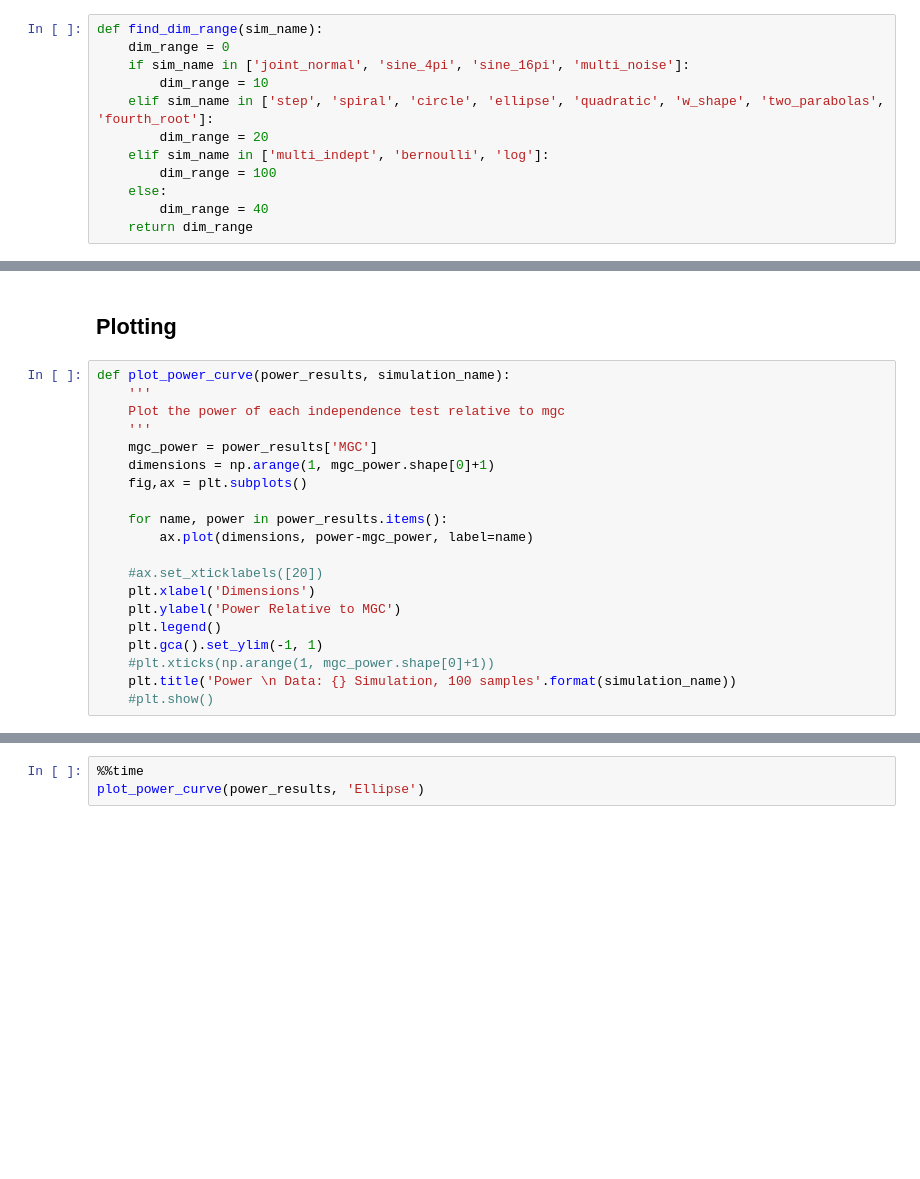
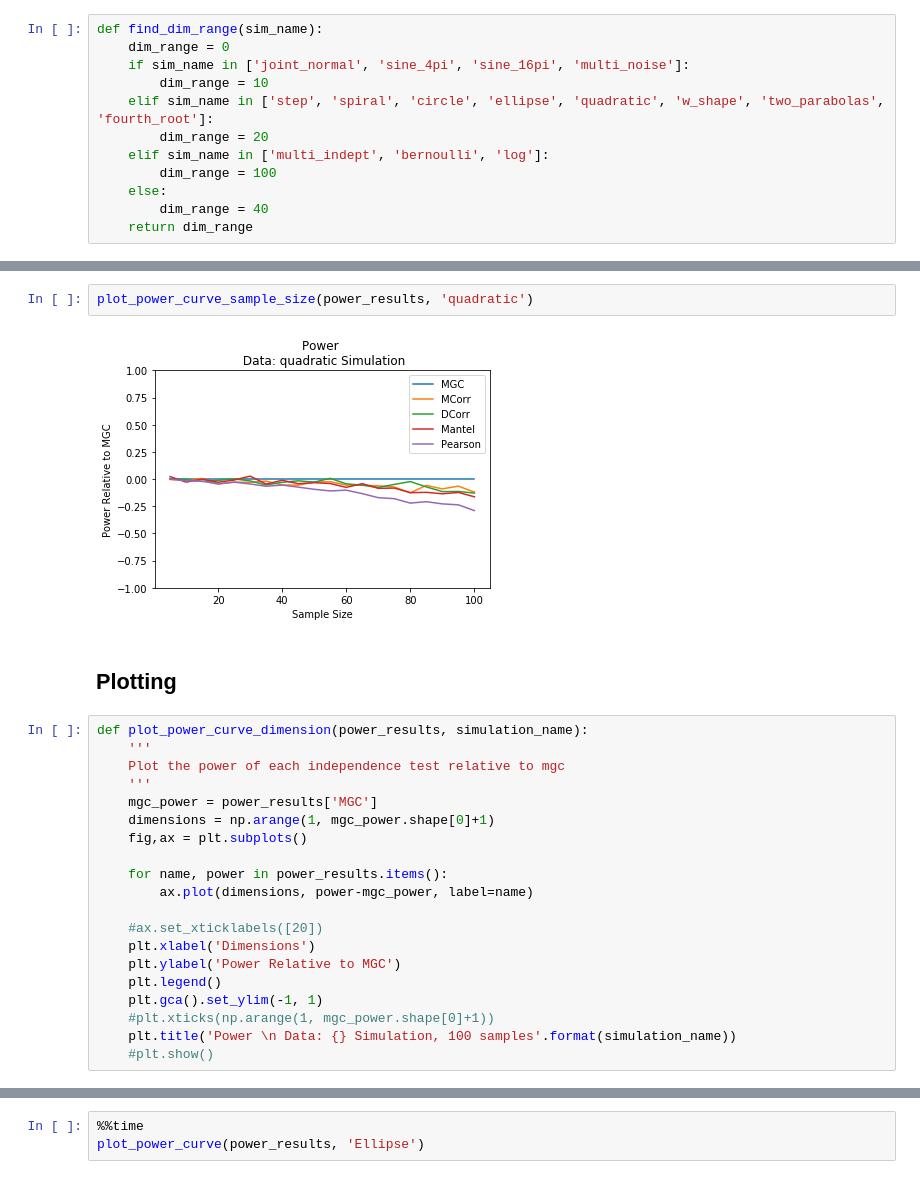
Before and after one commit to neurodata/mgcpy-old, a Jupyter notebook: demos/figure_2_power_curve.ipynb, the cells around one changed output, grey strips where cells are left out. Drawn from its saved outputs; the diff is of its cells as text; blank space fills up the shorter version.

```diff
--- a/demos/figure_2_power_curve.ipynb
+++ b/demos/figure_2_power_curve.ipynb
@@ -138,7 +297,11 @@ power_results = pickle.load(open('../../NeuroData/power_curve_ellipse.pkl', 'rb'
+# %%
+plot_power_curve_sample_size(power_results, 'quadratic')
+# %% [output]
+[figure, added]
 # %% [markdown]
 ## Plotting
 # %%
-def plot_power_curve(power_results, simulation_name):
+def plot_power_curve_dimension(power_results, simulation_name):
     '''
     Plot the power of each independence test relative to mgc
     '''
```
Also changed, not shown: parts of 17 cells of this notebook, 8 other files.
